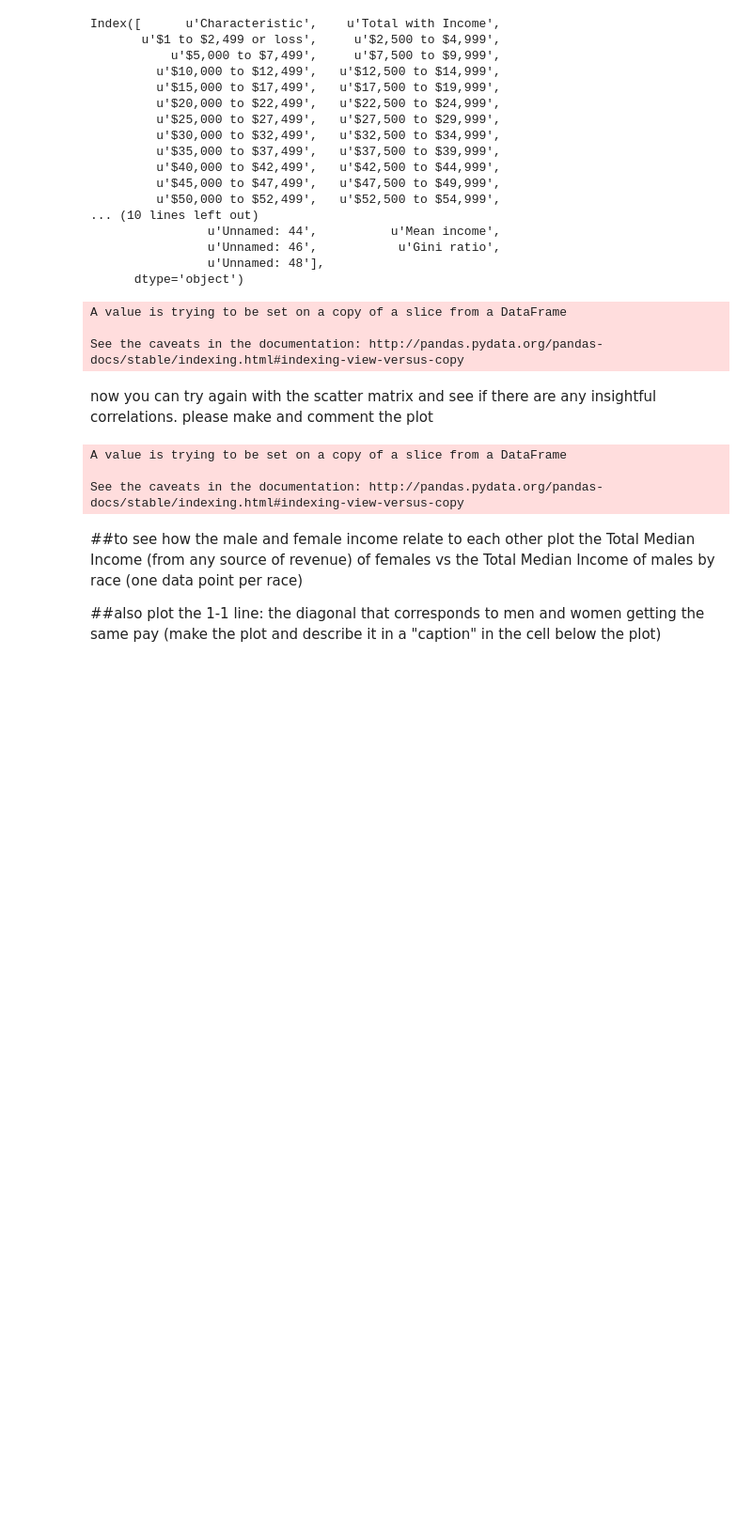
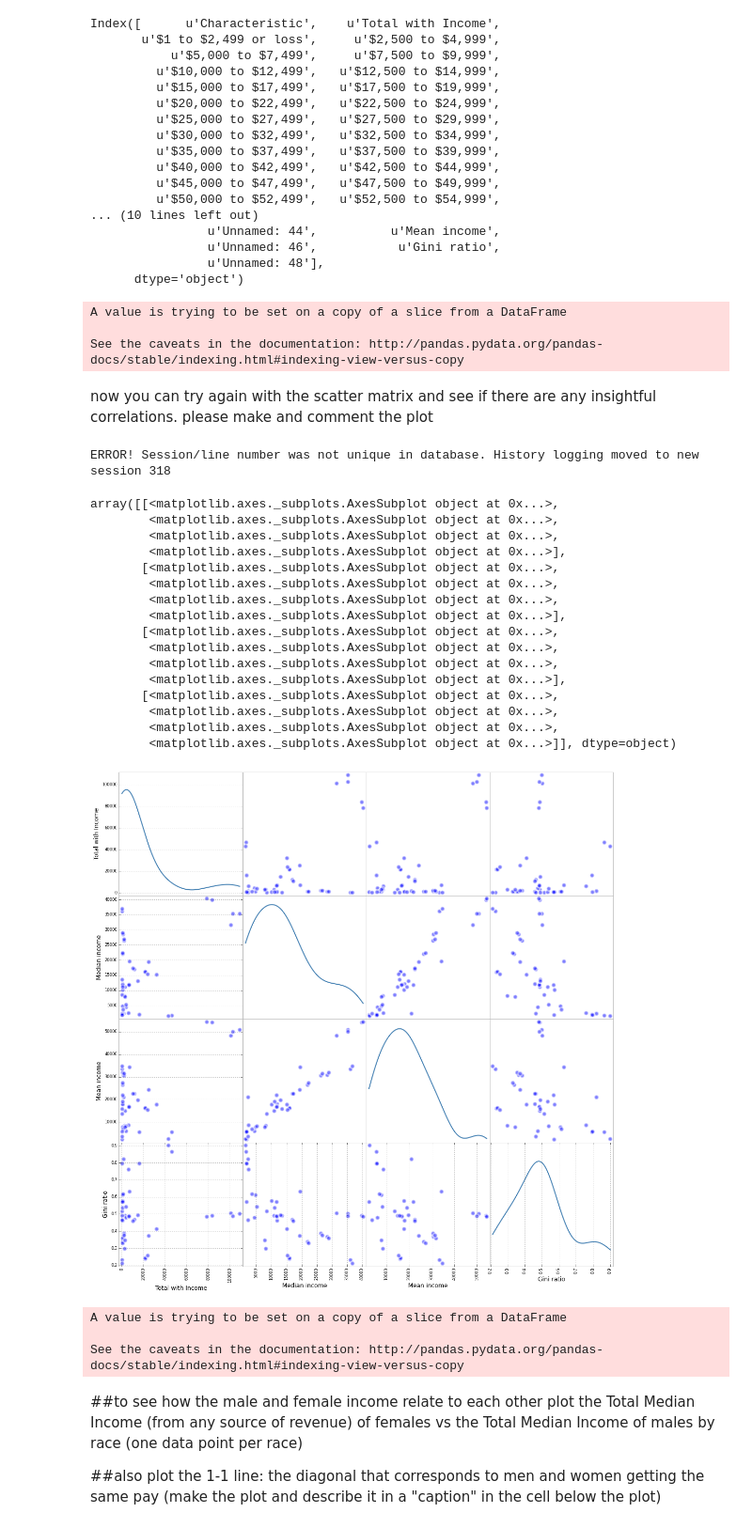
Before and after one commit to linfengzhou/PUI2015_lzhou, a Jupyter notebook: HW5/income_by_gender-instructions.ipynb, the cells around one changed output. Shown at 94% size. Saved outputs shown, nothing was run; the diff lists cells and outputs as text; code cells hidden in the pictures; blank space fills up the shorter version.

Commit message:
update scatter plot

```diff
--- a/HW5/income_by_gender-instructions.ipynb
+++ b/HW5/income_by_gender-instructions.ipynb
@@ -94,6 +94,33 @@ See the caveats in the documentation: http://pandas.pydata.org/pandas-docs/stabl
 # %% [markdown]
 now you can try again with the scatter matrix and see if there are any insightful correlations.
 please  make and comment the plot
+# %%
+from pandas.tools.plotting import scatter_matrix
+scatter_matrix(allmales['all'][[u'Characteristic',
+                                u'Total with Income',
+                                u'Median income',
+                                u'Mean income',
+                                u'Gini ratio']],
+               figsize=(18,18), linewidth= 3, s=300, diagonal='kde')
+# %% [output]
+ERROR! Session/line number was not unique in database. History logging moved to new session 318
+array([[<matplotlib.axes._subplots.AxesSubplot object at 0x...>,
+        <matplotlib.axes._subplots.AxesSubplot object at 0x...>,
+        <matplotlib.axes._subplots.AxesSubplot object at 0x...>,
+        <matplotlib.axes._subplots.AxesSubplot object at 0x...>],
+       [<matplotlib.axes._subplots.AxesSubplot object at 0x...>,
+        <matplotlib.axes._subplots.AxesSubplot object at 0x...>,
+        <matplotlib.axes._subplots.AxesSubplot object at 0x...>,
+        <matplotlib.axes._subplots.AxesSubplot object at 0x...>],
+       [<matplotlib.axes._subplots.AxesSubplot object at 0x...>,
+        <matplotlib.axes._subplots.AxesSubplot object at 0x...>,
+        <matplotlib.axes._subplots.AxesSubplot object at 0x...>,
+        <matplotlib.axes._subplots.AxesSubplot object at 0x...>],
+       [<matplotlib.axes._subplots.AxesSubplot object at 0x...>,
+        <matplotlib.axes._subplots.AxesSubplot object at 0x...>,
+        <matplotlib.axes._subplots.AxesSubplot object at 0x...>,
+        <matplotlib.axes._subplots.AxesSubplot object at 0x...>]], dtype=object)
+[figure, added]
 # %%
 #do the same for females
 #[...]
```
